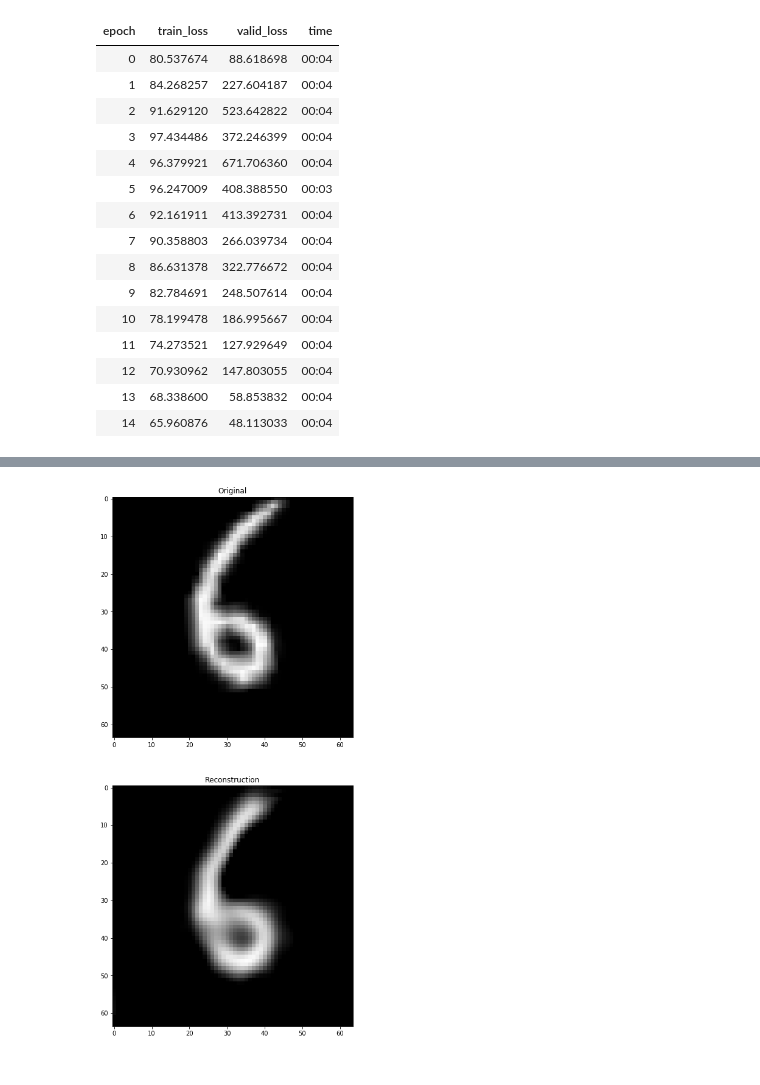
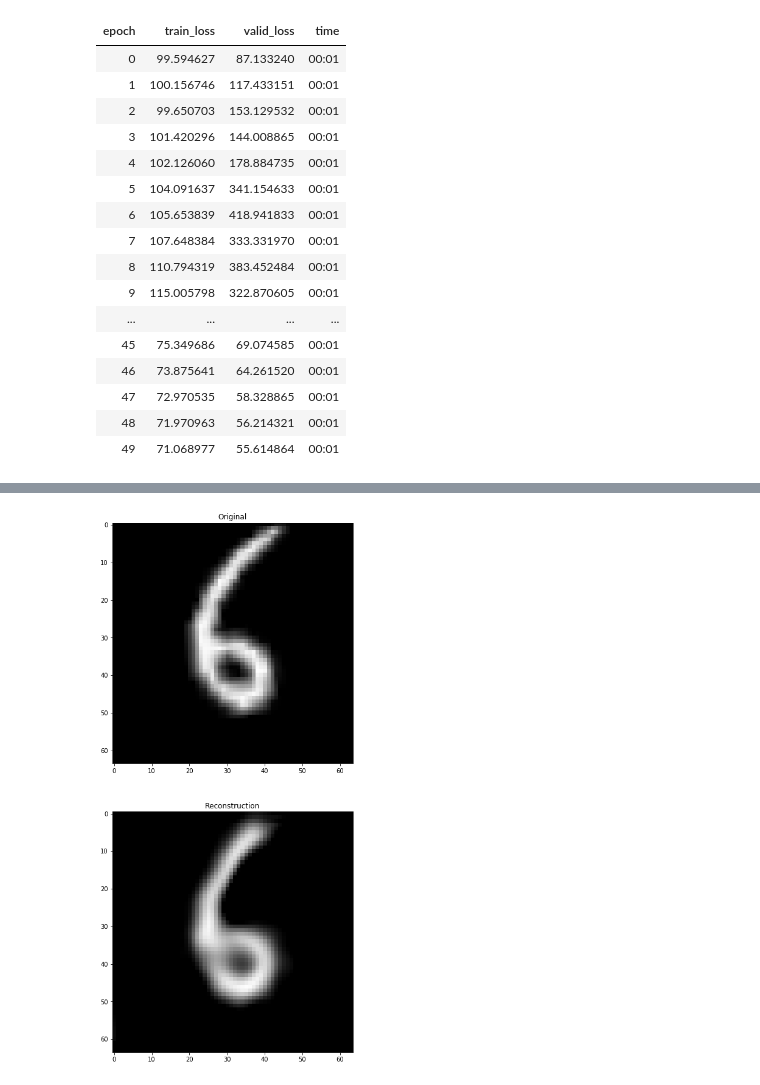
Before and after one commit to dhuynh95/fastai_autoencoder, a Jupyter notebook: MNIST.ipynb, the cells around one changed output, grey strips where cells are left out. Saved outputs shown, nothing was run; the diff lists cells and outputs as text; code cells hidden in the pictures.

```diff
--- a/MNIST.ipynb
+++ b/MNIST.ipynb
@@ -80,7 +133,7 @@ def get_data(train_size,bs = 64,size = 64,gray = True):
 
     return data, valid_data
 # %%
-train_size = 2048
+train_size = 512
 train_size = int(train_size * 1.25)
 
 data, valid_data = get_data(train_size,bs=64)
@@ -106,6 +172,6 @@ dec = SpatialDecoder2D(dec_conv,im_size)
 learn = AutoEncoderLearner(data,F.mse_loss,enc,vae_bn,dec)
 kl_hook = VAEHook(learn,beta=1)
 # %%
-learn.fit_one_cycle(15,1e-2)
+learn.fit_one_cycle(50,1e-2)
 # %% [output]
 | epoch | train_loss | valid_loss | time |
@@ -127,20 +194,21 @@ learn.fit_one_cycle(15,1e-2)
 # %%
-learn.fit_one_cycle(15,1e-2,callbacks = [kl_hook])
+learn.fit_one_cycle(50,1e-2,callbacks = [kl_hook])
 # %% [output]
 | epoch | train_loss | valid_loss | time |
-| 0 | 80.537674 | 88.618698 | 00:04 |
-| 1 | 84.268257 | 227.604187 | 00:04 |
-| 2 | 91.629120 | 523.642822 | 00:04 |
-| 3 | 97.434486 | 372.246399 | 00:04 |
-| 4 | 96.379921 | 671.706360 | 00:04 |
-| 5 | 96.247009 | 408.388550 | 00:03 |
-| 6 | 92.161911 | 413.392731 | 00:04 |
-| 7 | 90.358803 | 266.039734 | 00:04 |
-| 8 | 86.631378 | 322.776672 | 00:04 |
-| 9 | 82.784691 | 248.507614 | 00:04 |
-| 10 | 78.199478 | 186.995667 | 00:04 |
-| 11 | 74.273521 | 127.929649 | 00:04 |
-| 12 | 70.930962 | 147.803055 | 00:04 |
-| 13 | 68.338600 | 58.853832 | 00:04 |
-| 14 | 65.960876 | 48.113033 | 00:04 |
+| 0 | 99.594627 | 87.133240 | 00:01 |
+| 1 | 100.156746 | 117.433151 | 00:01 |
+| 2 | 99.650703 | 153.129532 | 00:01 |
+| 3 | 101.420296 | 144.008865 | 00:01 |
+| 4 | 102.126060 | 178.884735 | 00:01 |
+| 5 | 104.091637 | 341.154633 | 00:01 |
+| 6 | 105.653839 | 418.941833 | 00:01 |
+| 7 | 107.648384 | 333.331970 | 00:01 |
+| 8 | 110.794319 | 383.452484 | 00:01 |
+| 9 | 115.005798 | 322.870605 | 00:01 |
+| ... | ... | ... | ... |
+| 45 | 75.349686 | 69.074585 | 00:01 |
+| 46 | 73.875641 | 64.261520 | 00:01 |
+| 47 | 72.970535 | 58.328865 | 00:01 |
+| 48 | 71.970963 | 56.214321 | 00:01 |
+| 49 | 71.068977 | 55.614864 | 00:01 |
 # %%
```
Also changed, not shown: parts of 7 cells of this notebook.
